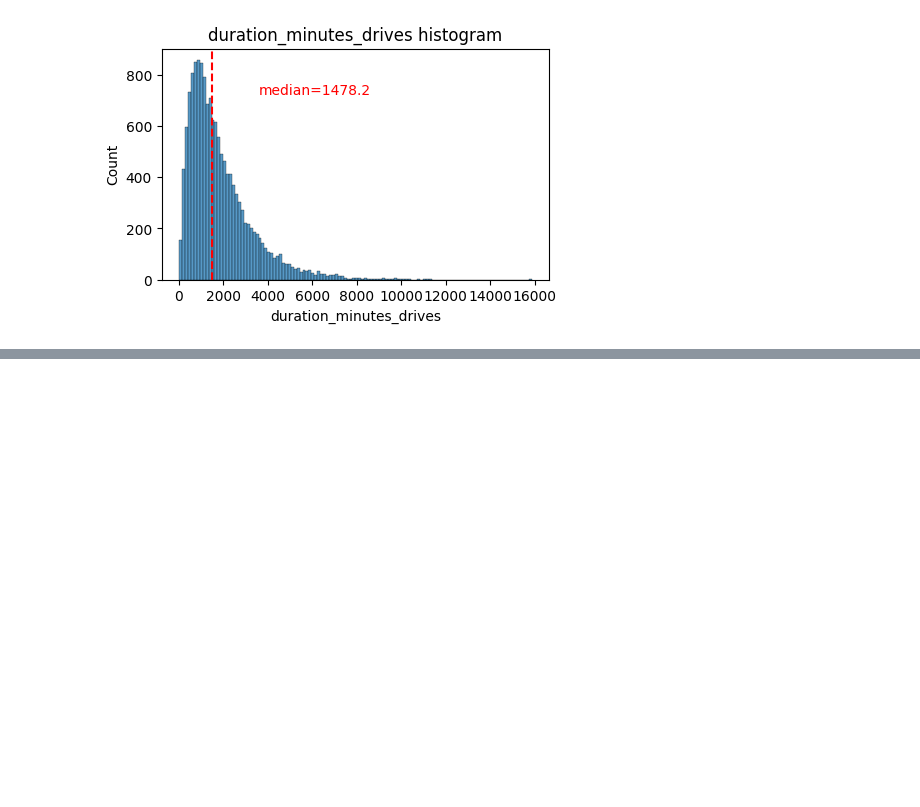
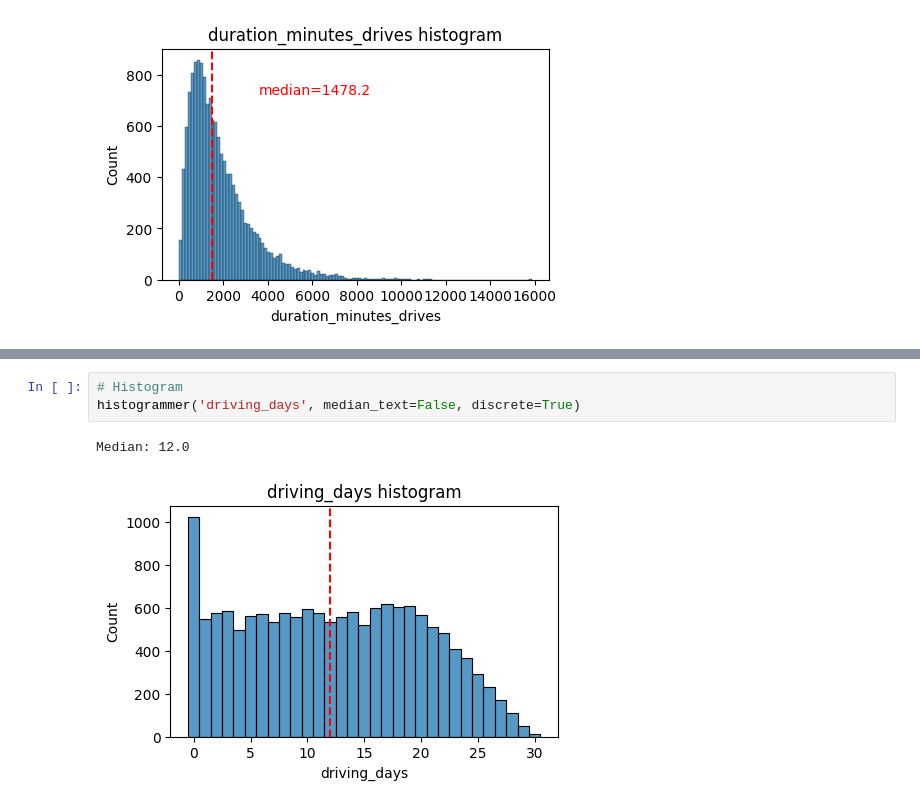
Before and after one commit to laxmaroon/Waze-Churn-Analysis-and-Prediction, a Jupyter notebook: data_viz.ipynb, the cells around one changed output, grey strips where cells are left out. Drawn from its saved outputs; the diff is of its cells as text; blank space fills up the shorter version.

```diff
--- a/data_viz.ipynb
+++ b/data_viz.ipynb
@@ -124,0 +140,6 @@ plt.title('activity_days box plot')
+# %%
+# Histogram
+histogrammer('driving_days', median_text=False, discrete=True)
+# %% [output]
+Median: 12.0
+[figure, added]
```
Also changed, not shown: parts of 23 cells of this notebook, 1 other file.
